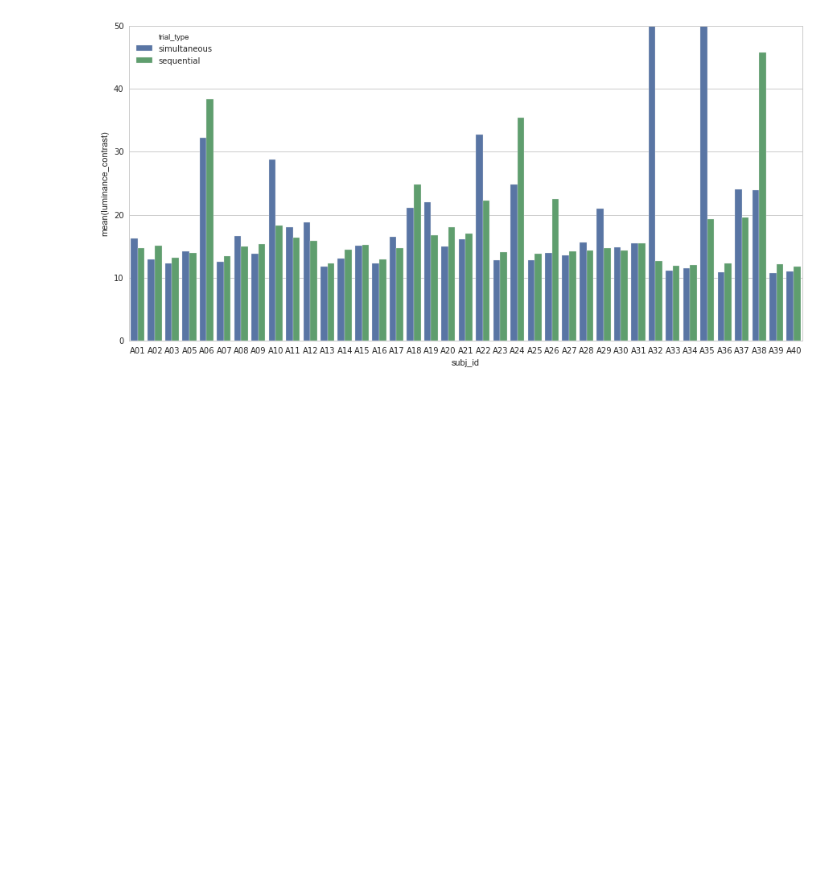
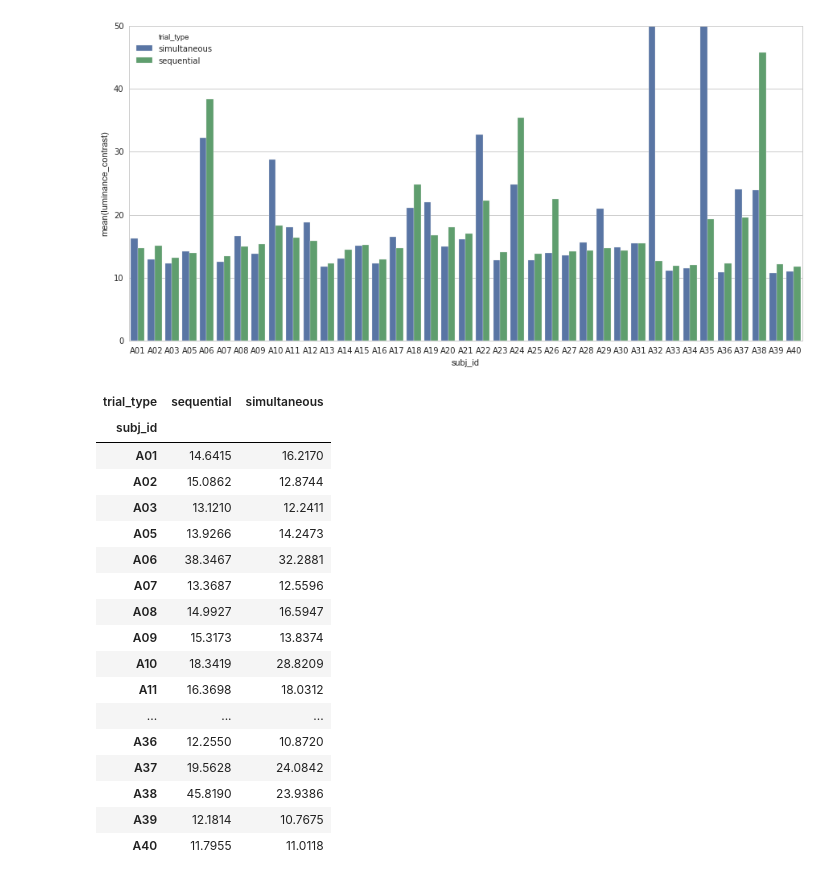
Before and after one commit to lucklab/expt-divided_attention, a Jupyter notebook: analysis/analysis-divided_attn.ipynb, the cells around one changed output. Saved outputs shown, nothing was run; the diff lists cells and outputs as text; code cells hidden in the pictures; blank space fills up the shorter version.

Commit message:
added individual subject pivot table at end

```diff
--- a/analysis/analysis-divided_attn.ipynb
+++ b/analysis/analysis-divided_attn.ipynb
@@ -284,3 +284,24 @@ plt_sim.set(ylim=(0,50))
 # %% [output]
 [(0, 50)]
 [figure]
+# %%
+subjs_df.pivot(index='subj_id', columns='trial_type', values='luminance_contrast')
+# %% [output]
+| trial_type | sequential | simultaneous |
+| subj_id |  |  |
+| A01 | 14.6415 | 16.2170 |
+| A02 | 15.0862 | 12.8744 |
+| A03 | 13.1210 | 12.2411 |
+| A05 | 13.9266 | 14.2473 |
+| A06 | 38.3467 | 32.2881 |
+| A07 | 13.3687 | 12.5596 |
+| A08 | 14.9927 | 16.5947 |
+| A09 | 15.3173 | 13.8374 |
+| A10 | 18.3419 | 28.8209 |
+| A11 | 16.3698 | 18.0312 |
+| ... | ... | ... |
+| A36 | 12.2550 | 10.8720 |
+| A37 | 19.5628 | 24.0842 |
+| A38 | 45.8190 | 23.9386 |
+| A39 | 12.1814 | 10.7675 |
+| A40 | 11.7955 | 11.0118 |
```
Also changed, not shown: parts of 1 cell of this notebook.
